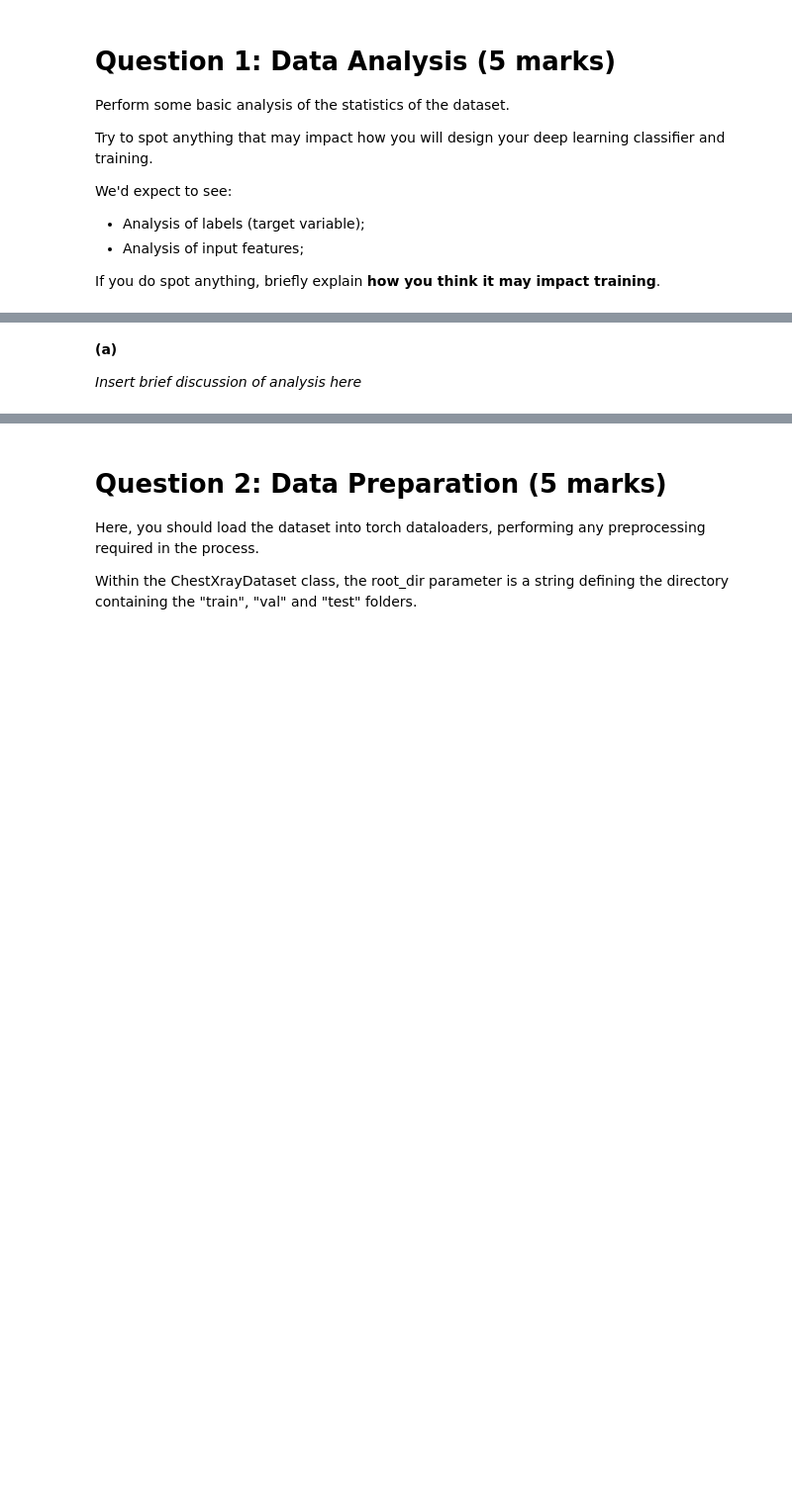
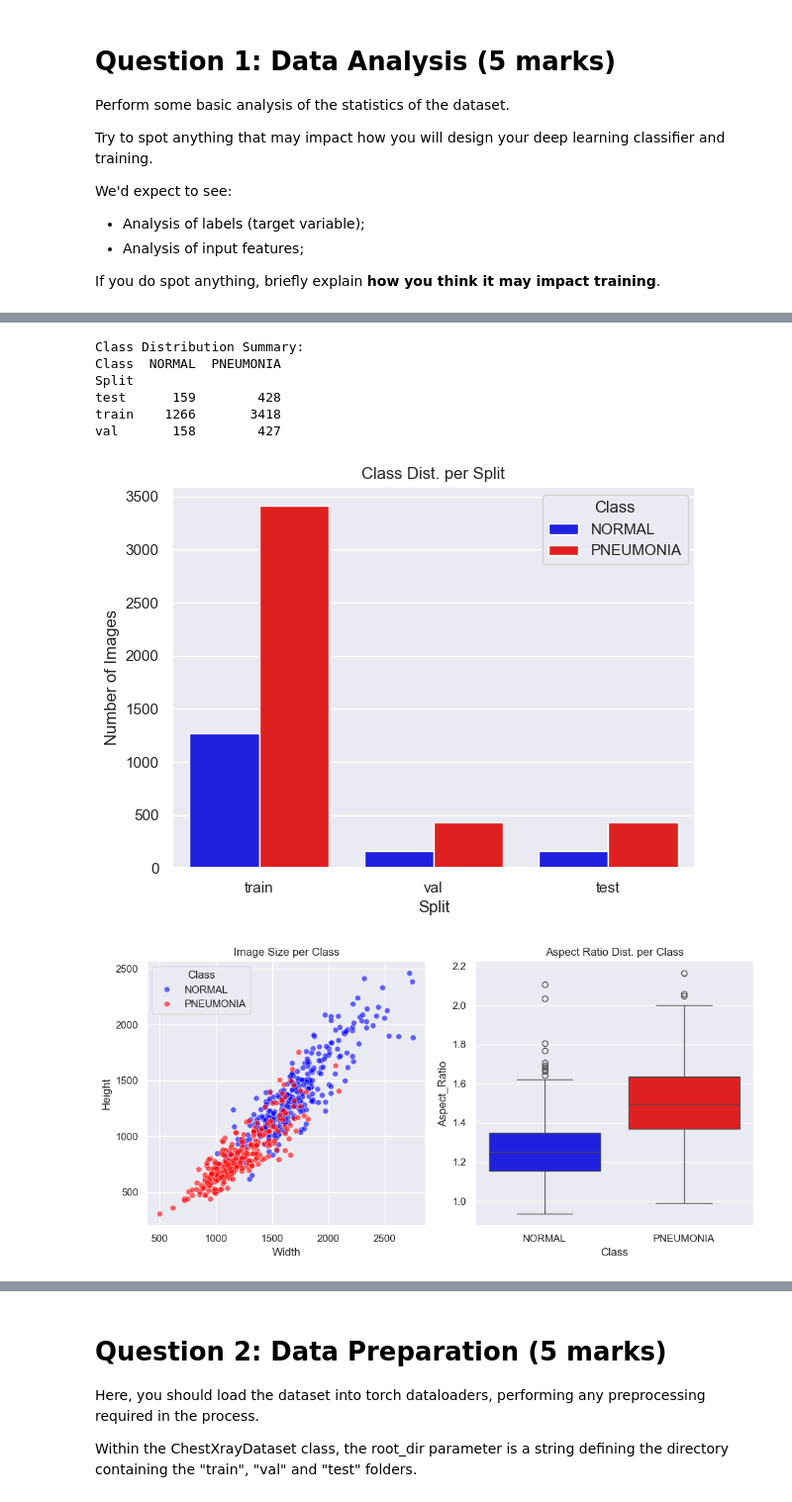
Before and after one commit to the-rich-piana/COMP0188_DeepLearning, a Jupyter notebook: COURSEWORK_1/COMP0188_CW1_Questions.ipynb, the cells around one changed output, grey strips where cells are left out. Shown at 99% size. Drawn from its saved outputs; the diff is of its cells as text; code cells hidden in the pictures; blank space fills up the shorter version.

Commit message:
data preprocessing and analysis stuff

```diff
--- a/COURSEWORK_1/COMP0188_CW1_Questions.ipynb
+++ b/COURSEWORK_1/COMP0188_CW1_Questions.ipynb
@@ -241,4 +195,0 @@ array([[<Axes: title={'center': 'NORMAL'}>,
-# %% [markdown]
-**(a)**
-
-_Insert brief discussion of analysis here_
@@ -244,0 +199,66 @@ _Insert brief discussion of analysis here_
+# %%
+df = pd.DataFrame([
+    {'Split': split, 'Class': cls, 'Count': stats[split][cls]}
+    for split in splits
+    for cls in classes
+])
+
+"""SUMMARY STATS"""
+print("Class Distribution Summary:")
+print(df.pivot(index='Split', columns='Class', values='Count'))
+
+plt.figure(figsize=(15, 5))
+
+"""CLASS DIST PLOT"""
+ax1 = plt.subplot(1, 2, 1)
+sns.barplot(data=df, x='Split', y='Count', hue='Class', palette=['blue', 'red'])
+plt.title('Class Dist. per Split')
+plt.ylabel('Number of Images')
+plt.legend(title='Class')
+
+def analyze_image_features(dataset_path, n_samples=300):
+    features = []
+    for cls in classes:
+        path = os.path.join(dataset_path, 'train', cls)
+        files = os.listdir(path)[:n_samples]
+
+        for file in files:
+            img_path = os.path.join(path, file)
+            """Xrays are all grayscale, just use L mode with PIL"""
+            img = Image.open(img_path).convert('L')
+            features.append({
+                'Class': cls,
+                'Width': img.size[0],
+                'Height': img.size[1],
+                'Aspect_Ratio': img.size[0] / img.size[1],
+            })
+
+    return pd.DataFrame(features)
+
+feature_df = analyze_image_features(new_dataset_path)
+
+plt.figure(figsize=(15, 5))
+"""Image dims"""
+plt.subplot(1, 3, 1)
+sns.scatterplot(data=feature_df, x='Width', y='Height', hue='Class', palette=['blue', 'red'], alpha=0.6)
+plt.title('Image Size per Class')
+
+"""Aspect Ratio"""
+plt.subplot(1, 3, 2)
+sns.boxplot(data=feature_df, x='Class', y='Aspect_Ratio', palette=['blue', 'red'])
+plt.title('Aspect Ratio Dist. per Class')
+
+plt.tight_layout()
+plt.show()
+
+print("Feature Statistics Summary:")
+print(feature_df.groupby('Class').describe().round(2))
+# %% [output]
+Class Distribution Summary:
+Class  NORMAL  PNEUMONIA
+Split
+test      159        428
+train    1266       3418
+val       158        427
+[figure, added]
+[figure, added]
```
Also changed, not shown: parts of 25 cells of this notebook.
